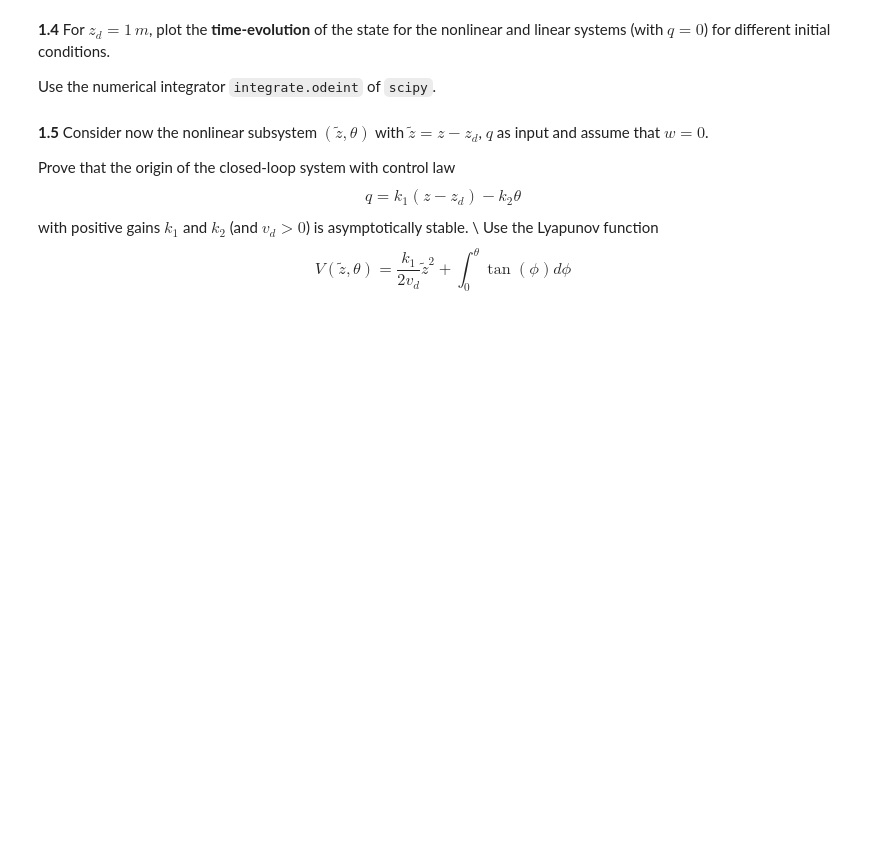
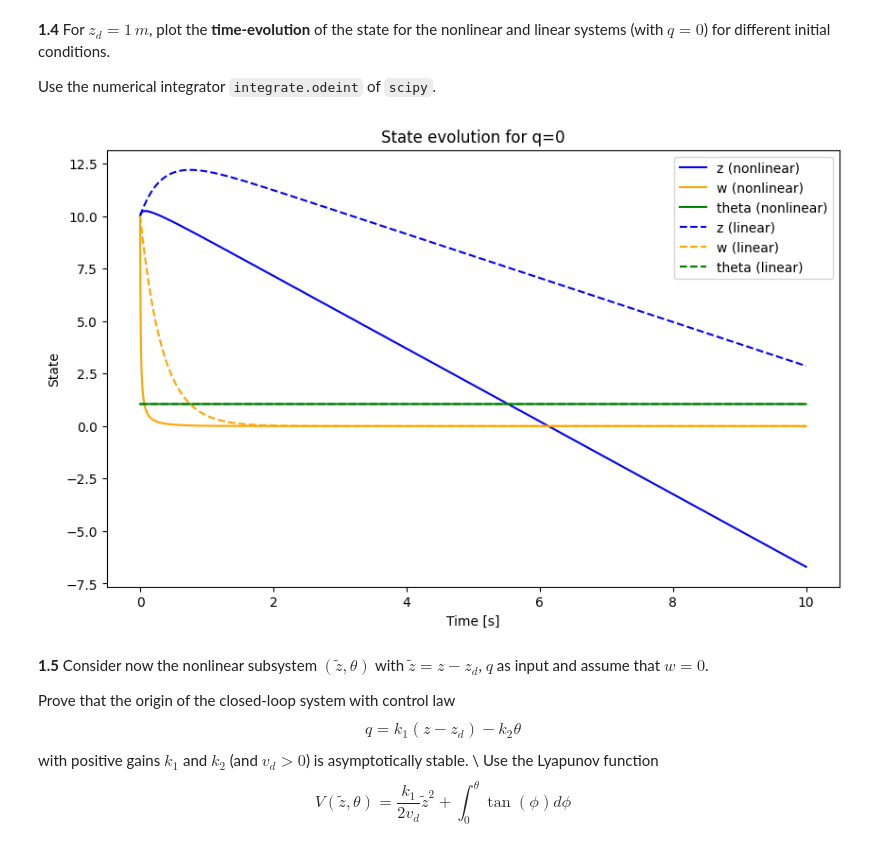
Before and after one commit to TiagoClaro02/ControlAndOptimization, a Jupyter notebook: CO_project1.ipynb, the cells around one changed output. Cells and saved outputs as stored; diff of their text form; code cells hidden in the pictures; blank space fills up the shorter version.

```diff
--- a/CO_project1.ipynb
+++ b/CO_project1.ipynb
@@ -312,36 +312,38 @@ def linear_d_dt(x, t, u):
     A = np.array([[0, 1, -vd], [0, d1, 0], [0, 0, 0]])
     return np.dot(A, x)
 
-t = np.linspace(0, 1, 20000)
+t = np.linspace(0, 10, 20000)
 
 # Initial Conditions
-x0 = [5, 5, 10]
+x0 = [10, 10, np.pi/3]
 u = 0
 
 # Simulate the nonlinear system
 x_nonlinear = odeint(d_dt, x0, t, args=(u,))
 
 # Simulate the linear system
 x_linear = odeint(linear_d_dt, x0, t, args=(u,))
 
 # Plot the results
 plt.figure(figsize=(10, 6))
 
 # Nonlinear system
 plt.plot(t, x_nonlinear[:,0], color='blue', label='z (nonlinear)')
 plt.plot(t, x_nonlinear[:,1], color='orange', label='w (nonlinear)')
 plt.plot(t, x_nonlinear[:,2], color='green', label='theta (nonlinear)')
 
 # Linear system
 plt.plot(t, x_linear[:,0], '--', color='blue', label='z (linear)')
 plt.plot(t, x_linear[:,1], '--', color='orange', label='w (linear)')
 plt.plot(t, x_linear[:,2], '--', color='green', label='theta (linear)')
 
 plt.legend(loc='upper right')
 plt.xlabel('Time [s]')
 plt.ylabel('State')
 plt.title('State evolution for q=0')
 plt.show()
+# %% [output]
+[figure, added]
 # %% [markdown]
 **1.5**
 Consider now the nonlinear subsystem $(\tilde z, \theta)$ with $\tilde z = z-z_d$, $q$ as input and assume that $w=0$.
```
Also changed, not shown: parts of 2 cells of this notebook.
